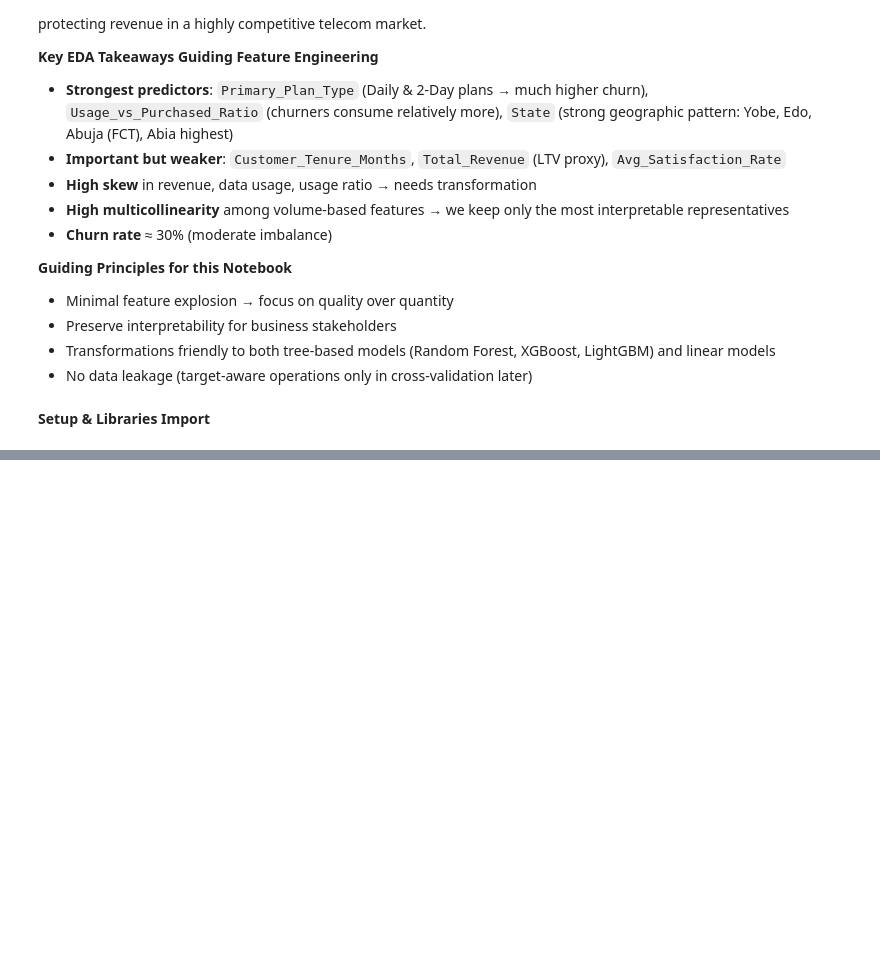
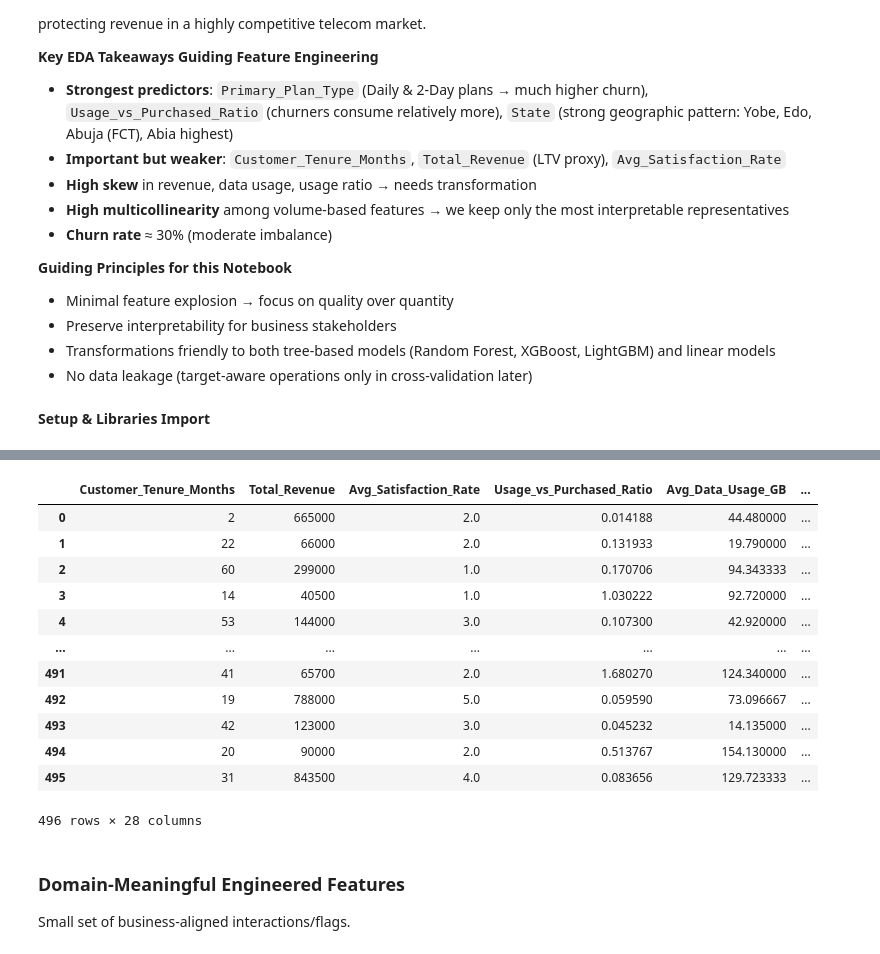
Before and after one commit to Koladebamidele/AkoladeDSJourney, a Jupyter notebook: MTN-Nigeria-Customer-Churn/notebooks/03_feature_engineering.ipynb, the cells around one changed output, grey strips where cells are left out. Cells and saved outputs as stored; diff of their text form; code cells hidden in the pictures; blank space fills up the shorter version.

```diff
--- a/MTN-Nigeria-Customer-Churn/notebooks/03_feature_engineering.ipynb
+++ b/MTN-Nigeria-Customer-Churn/notebooks/03_feature_engineering.ipynb
@@ -23,0 +194,22 @@ We want to identify customers at high risk of churning so MTN Nigeria can proact
+# %%
+region_map = {
+    'Lagos':'South West', 'Oyo':'South West', 'Osun':'South West',
+    'Ondo':'South West', 'Ekiti':'South West',
+
+    'Imo':'South East','Abia':'South East','Anambra':'South East','Enugu':'South East',
+
+    'Rivers':'South South','Delta':'South South','Edo':'South South',
+    'Akwa Ibom':'South South','Bayelsa':'South South','Cross River':'South South',
+
+    'Kano':'North West','Kaduna':'North West','Katsina':'North West',
+    'Sokoto':'North West','Zamfara':'North West','Kebbi':'North West','Jigawa':'North West',
+
+    'Adamawa':'North East','Bauchi':'North East','Borno':'North East',
+    'Gombe':'North East','Taraba':'North East','Yobe':'North East',
+
+    'Benue':'North Central','Kogi':'North Central','Kwara':'North Central',
+    'Nasarawa':'North Central','Niger':'North Central','Plateau':'North Central',
+    'Abuja (FCT)':'North Central'
+}
+
+df_model['Region'] = df_model['State'].map(region_map)
@@ -23,0 +225,40 @@ We want to identify customers at high risk of churning so MTN Nigeria can proact
+# %%
+cat_cols_to_encode = ["Primary_Plan_Type", "State_Group", "Primary_Review", "Region"]
+
+encoder = OneHotEncoder(sparse_output=False, handle_unknown="ignore")
+
+encoded_array = encoder.fit_transform(df_model[cat_cols_to_encode])
+
+encoded_cats = pd.DataFrame(
+    encoded_array,
+    columns=encoder.get_feature_names_out(cat_cols_to_encode),
+    index=df_model.index
+)
+
+# Combine encoded columns with dataset
+df_final = pd.concat(
+    [
+        df_model.drop(columns=cat_cols_to_encode + ["State"]),
+        encoded_cats
+    ],
+    axis=1
+)
+# %%
+df_final
+# %% [output]
+|  | Customer_Tenure_Months | Total_Revenue | Avg_Satisfaction_Rate | Usage_vs_Purchased_Ratio | Avg_Data_Usage_GB | ... |
+| 0 | 2 | 665000 | 2.0 | 0.014188 | 44.480000 | ... |
+| 1 | 22 | 66000 | 2.0 | 0.131933 | 19.790000 | ... |
+| 2 | 60 | 299000 | 1.0 | 0.170706 | 94.343333 | ... |
+| 3 | 14 | 40500 | 1.0 | 1.030222 | 92.720000 | ... |
+| 4 | 53 | 144000 | 3.0 | 0.107300 | 42.920000 | ... |
+| ... | ... | ... | ... | ... | ... | ... |
+| 491 | 41 | 65700 | 2.0 | 1.680270 | 124.340000 | ... |
+| 492 | 19 | 788000 | 5.0 | 0.059590 | 73.096667 | ... |
+| 493 | 42 | 123000 | 3.0 | 0.045232 | 14.135000 | ... |
+| 494 | 20 | 90000 | 2.0 | 0.513767 | 154.130000 | ... |
+| 495 | 31 | 843500 | 4.0 | 0.083656 | 129.723333 | ... |
+496 rows × 28 columns
+# %% [markdown]
+### Domain-Meaningful Engineered Features
+Small set of business-aligned interactions/flags.
```
Also changed, not shown: parts of 24 cells of this notebook.
